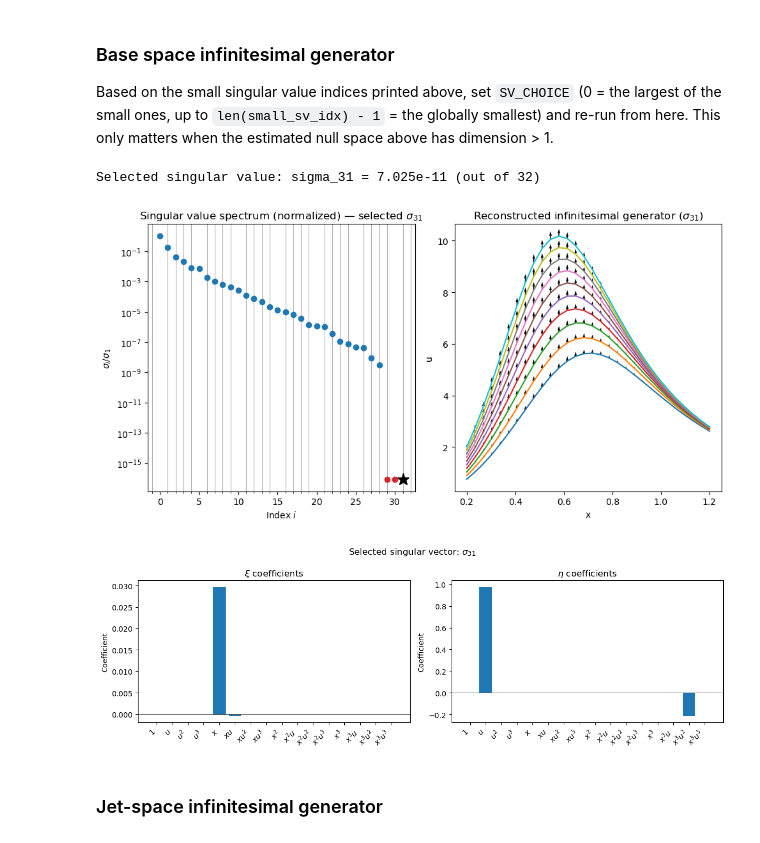
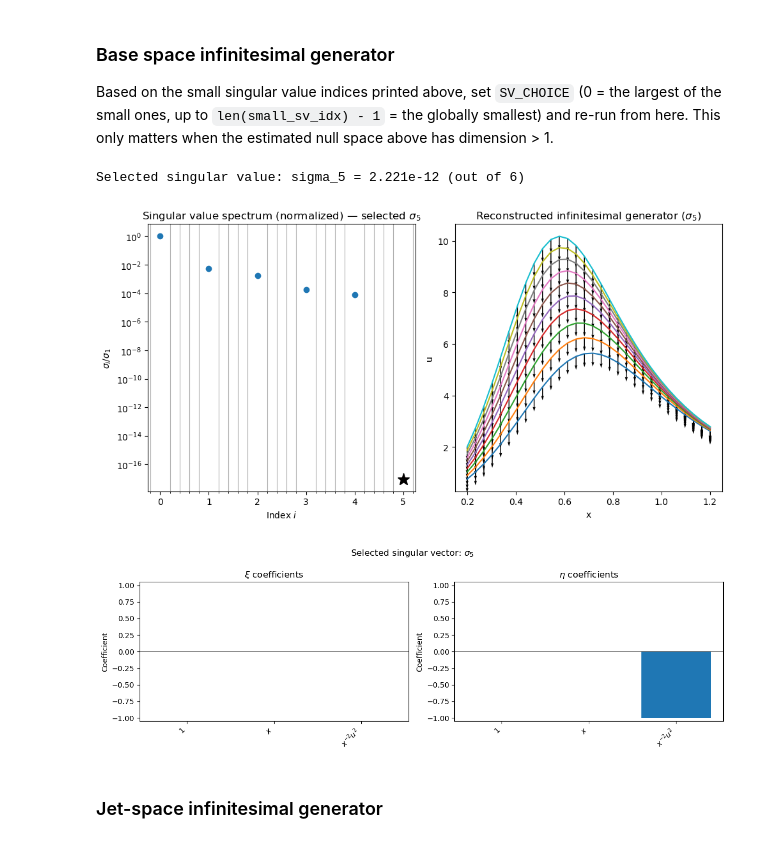
Before and after one commit to rros22/symmetry-detection, a Jupyter notebook: notebooks/ode_symmetry_explorer.ipynb, the cells around one changed output. Drawn from its saved outputs; the diff is of its cells as text; code cells hidden in the pictures.

Commit message:
Added computation of point symmetries in characteristic form.

```diff
--- a/notebooks/ode_symmetry_explorer.ipynb
+++ b/notebooks/ode_symmetry_explorer.ipynb
@@ -127,13 +126,14 @@ once you can see the results.
 # --- Basis function family ---
 # "monomial" or "chebyshev" (see symmetry_detection.basis_functions.BASIS_FUNCTIONS)
 BASIS_TYPE = "monomial"
+characteristic = True
 
 # --- Basis elements: pick a range OR an explicit list, exactly like the CLI's
 # --param_range / --param_list flags (see data_matrices.resolve_basis_args).
 # PARAM_LIST always overrides PARAM_RANGE when it is not None.
-PARAM_RANGE = (0, 3)  # all (m, n) pairs with m, n in 0..3
-PARAM_LIST = None     # e.g. [(0, 0), (1, 0), (0, 1), (2, 1)] to pick elements individually
-sv_ratio = 100
+PARAM_RANGE = (-2, 2)  # all (m, n) pairs with m, n in 0..3
+PARAM_LIST = [(0,0), (1,0), (-2,2)]    # e.g. [(0, 0), (1, 0), (0, 1), (2, 1)] to pick elements individually
+sv_ratio = 1000
 
 # Resolve basis parameters the same way the CLI does: PARAM_LIST overrides
 # PARAM_RANGE, and any still-missing field falls back to symmetry_detection.defaults.
@@ -153,6 +153,7 @@ svd_result = solver.solve_svd(
     basis_type=basis_args.basis_type,
     param_range=basis_args.param_range,
     param_list=basis_args.param_list,
+    characteristic=characteristic
 )
 small_sv_idx = solver.small_singular_value_indices(svd_result.S, drop_ratio=sv_ratio)
 rpt.print_svd_summary(svd_result.S, small_sv_idx)
@@ -186,11 +187,11 @@ estimated null space above has dimension > 1.
 # %%
 # Indexes into small_sv_idx, printed above (not an absolute S/Vt index).
 # Out-of-range values are clamped to the nearest valid choice with a warning.
-SV_CHOICE = 2
-normalize_quiver = False
+SV_CHOICE = 0
+normalize_quiver = True
 
 idx = solver.pick_small_singular_value(small_sv_idx, sv_choice=SV_CHOICE)
-result = solver.select_singular_vector(svd_result, idx)
+result = solver.select_singular_vector(svd_result, idx, characteristic=characteristic)
 rpt.print_selection_summary(result.S, result.idx)
 
 # Every plot below is derived from this one chosen singular vector.
@@ -212,38 +213,39 @@ ax4[0].minorticks_on()
 
 if normalize_quiver:
     xy_norm = np.sqrt(result.xi**2 + result.eta**2)
     xy_norm[xy_norm == 0] = 1
     ax4[1].quiver(X_stacked[0], X_stacked[1], result.xi / xy_norm, result.eta / xy_norm, angles='xy', scale=20)
 else:
     ax4[1].quiver(X_stacked[0], X_stacked[1], result.xi, result.eta, angles='xy', scale=20, scale_units='xy')
 
 for trajectory in X:
     ax4[1].plot(trajectory[0], trajectory[1])
 ax4[1].set_xlabel("x")
 ax4[1].set_ylabel("u")
 ax4[1].set_title(f"Reconstructed infinitesimal generator ($\sigma_{{{result.idx}}}$)")
 ax4[1].set_box_aspect(1)
 
 fig4.tight_layout()
 
 # Coefficients
 n_basis = len(result.param_list)
 
 bars_fig, (ax_xi, ax_eta) = plt.subplots(1, 2, figsize=(12, 4))
 bars_fig.suptitle(f"Selected singular vector: {sigma_label}")
+coeff_ylim = plot.shared_coefficient_ylim(result.singular_vector[:n_basis], result.singular_vector[n_basis:])
 plot.plot_basis_coefficient_bars(
     result.singular_vector[:n_basis], result.param_list, basis_args.basis_type,
-    ax=ax_xi, title=r"$\xi$ coefficients", sort_by_magnitude=False, log_scale=False
+    ax=ax_xi, title=r"$\xi$ coefficients", sort_by_magnitude=False, log_scale=False, ylim=coeff_ylim
 )
 plot.plot_basis_coefficient_bars(
     result.singular_vector[n_basis:], result.param_list, basis_args.basis_type,
-    ax=ax_eta, title=r"$\eta$ coefficients", sort_by_magnitude=False, log_scale=False
+    ax=ax_eta, title=r"$\eta$ coefficients", sort_by_magnitude=False, log_scale=False, ylim=coeff_ylim
 )
 bars_fig.tight_layout()
 # %% [output]
-Selected singular value: sigma_31 = 7.025e-11 (out of 32)
+Selected singular value: sigma_5 = 2.221e-12 (out of 6)
-[figure, old version]
+[figure, new version]
-[figure, old version]
+[figure, new version]
 # %% [markdown]
 ### Jet-space infinitesimal generator
 # %%
```
Also changed, not shown: parts of 5 cells of this notebook, 7 other files.
